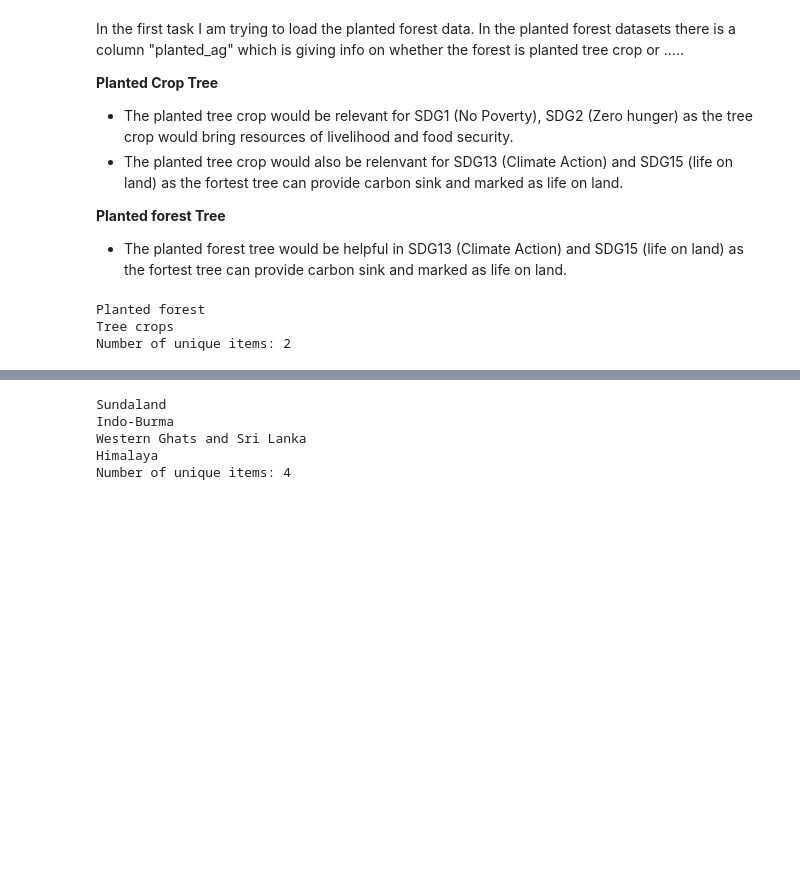
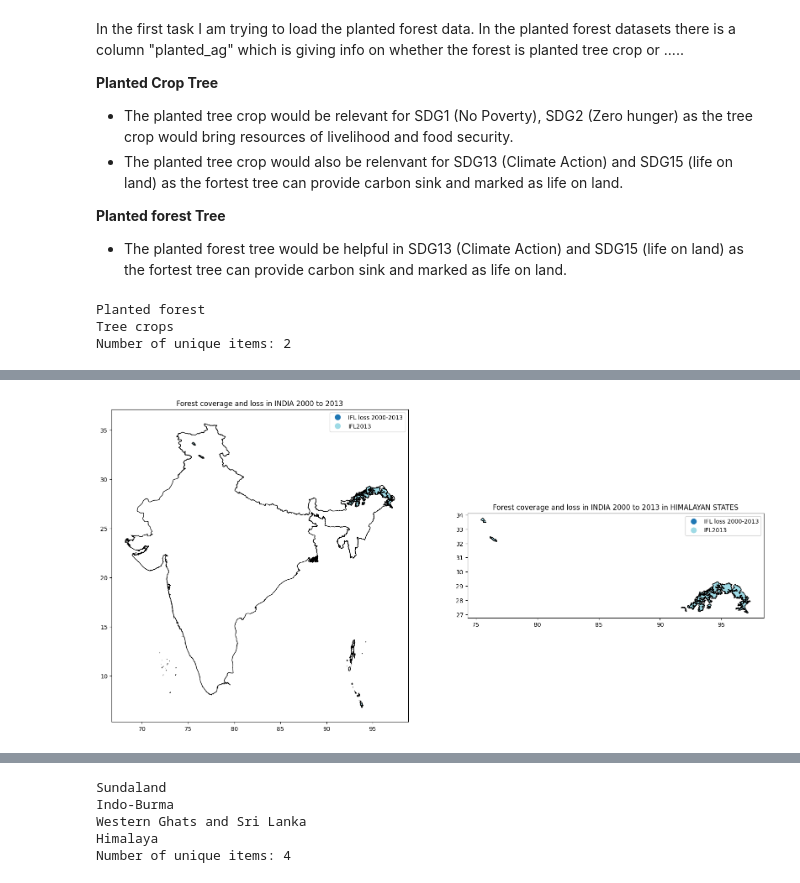
Before and after one commit to moja-global/Land_Sector_Datasets, a Jupyter notebook: Land_Sector_Data_Analysis/outreachy_ritugothwal_task_2/ritugothwal_SDG_mapping_task_2.ipynb, the cells around one changed output, grey strips where cells are left out. Saved outputs shown, nothing was run; the diff lists cells and outputs as text; code cells hidden in the pictures; blank space fills up the shorter version.

```diff
--- a/Land_Sector_Data_Analysis/outreachy_ritugothwal_task_2/ritugothwal_SDG_mapping_task_2.ipynb
+++ b/Land_Sector_Data_Analysis/outreachy_ritugothwal_task_2/ritugothwal_SDG_mapping_task_2.ipynb
@@ -226,0 +233,6 @@ plt.show()
+# %%
+## Loading the planted forest data
+IFL_change_2000_2013 = (r"/content/drive/MyDrive/Outreachy_datasets/LandSectorDatasets/World_datasets/LandCover/Forest_Loss/Intact_Forest_Landscapes/ifl_change_2000-2013.geojson")
+# Read json file into a dataframe
+IFL_change_2000_2013_df = gpd.read_file(IFL_change_2000_2013)
+IFL_change_2000_2013_df.head(5)
@@ -226,0 +265,22 @@ plt.show()
+# %%
+#Standardising the column names
+IFL_change_2000_2013_df.columns = column_std(IFL_change_2000_2013_df)
+
+#Clipping the dataset to retain data about only India
+ind_IFL_df = clip_df(IFL_change_2000_2013_df, ind_df)
+ind_IFL_df= ind_IFL_df[['class_name','area_ha','geometry']]
+
+#Clipping the dataset to retain data about only Himalayan States
+
+himalaya_IFL_df = clip_df(ind_IFL_df, all_states_df)
+# %%
+#Plotting the biodiversity map of India
+fig, (ax1, ax2) = plt.subplots(1,2, figsize=(20, 15))
+ax1.set_title('Forest coverage and loss in INDIA 2000 to 2013')
+ax2.set_title('Forest coverage and loss in INDIA 2000 to 2013 in HIMALAYAN STATES')
+plot_boundary(ind_df, ax1)
+plot_feature(ind_IFL_df, ax1, "class_name")
+plot_feature(himalaya_IFL_df, ax2, "class_name")
+plt.show()
+# %% [output]
+[figure, added]
```
Also changed, not shown: parts of 23 cells of this notebook.
